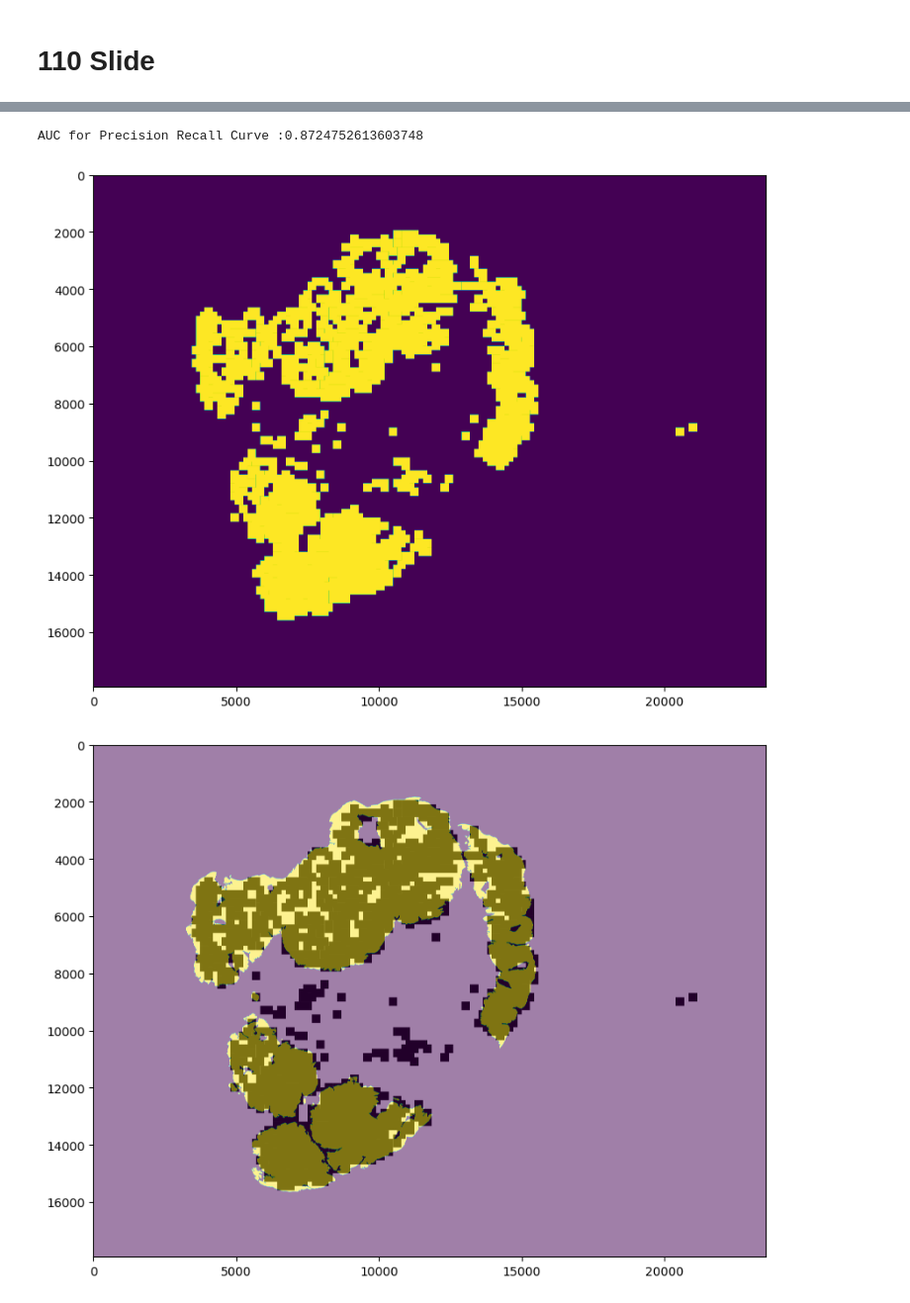
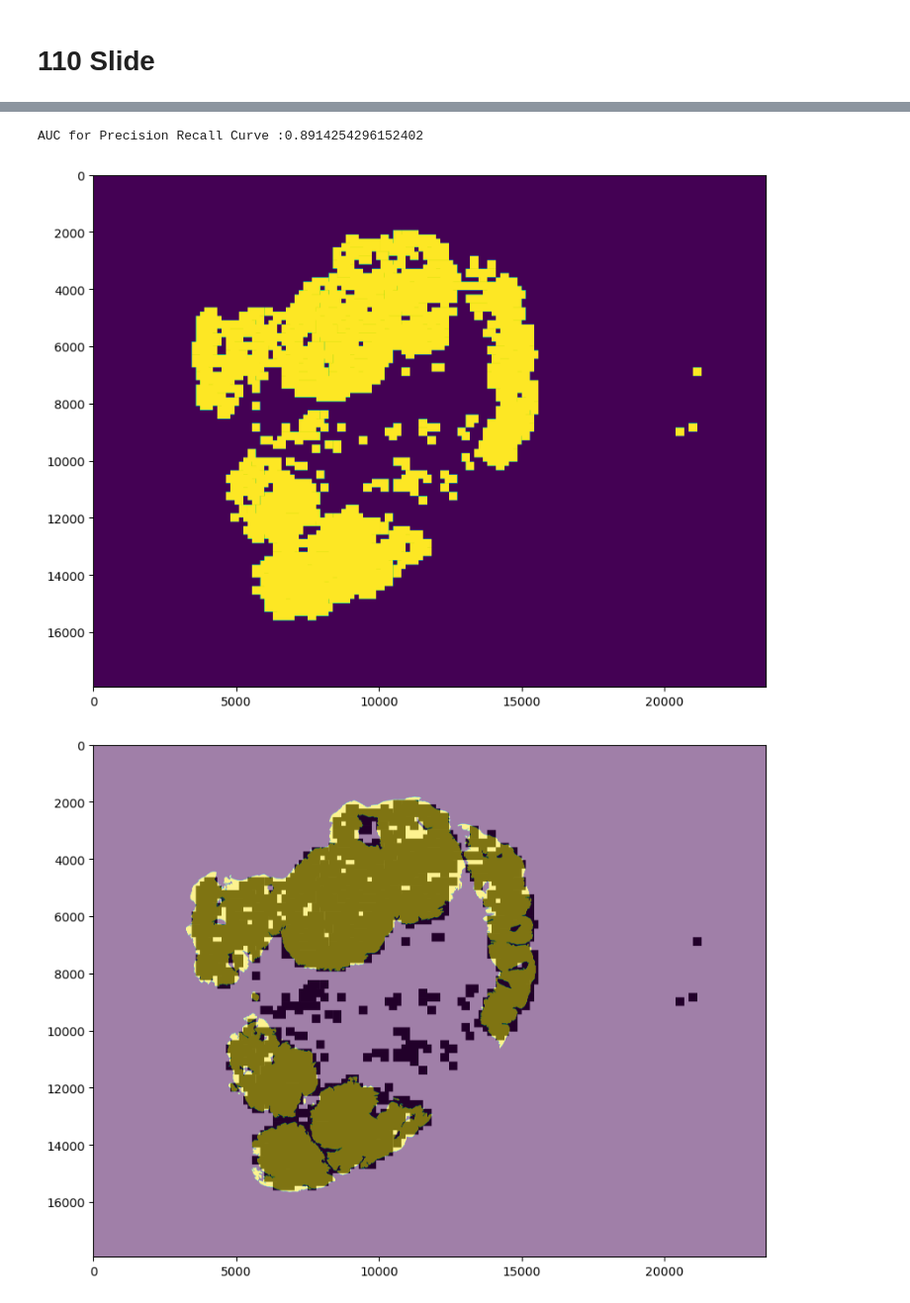
Before and after one commit to irmadong/Cancer_Detection_Gigapixel_Images, a Jupyter notebook: Test.ipynb, the cells around one changed output, grey strips where cells are left out. Shown at 99% size. Drawn from its saved outputs; the diff is of its cells as text; code cells hidden in the pictures.

```diff
--- a/Test.ipynb
+++ b/Test.ipynb
@@ -319,7 +319,7 @@ del test_ds2
 # %%
 heatmap = np.zeros_like(mask_image)
 
-class_pred = generate_heat_map(new_model, pred, coord_1, heatmap, 0.6)
+class_pred = generate_heat_map(new_model, pred, coord_1, heatmap, 0.5)
 
 
 # Evaluate on slide
@@ -347,3 +347,3 @@ weighted avg       0.80      0.69      0.68      5639
-AUC for Precision Recall Curve :0.8724752613603748
+AUC for Precision Recall Curve :0.8914254296152402
-[figure, old version]
+[figure, new version]
-[figure, old version]
+[figure, new version]
```
Also changed, not shown: parts of 6 cells of this notebook.
